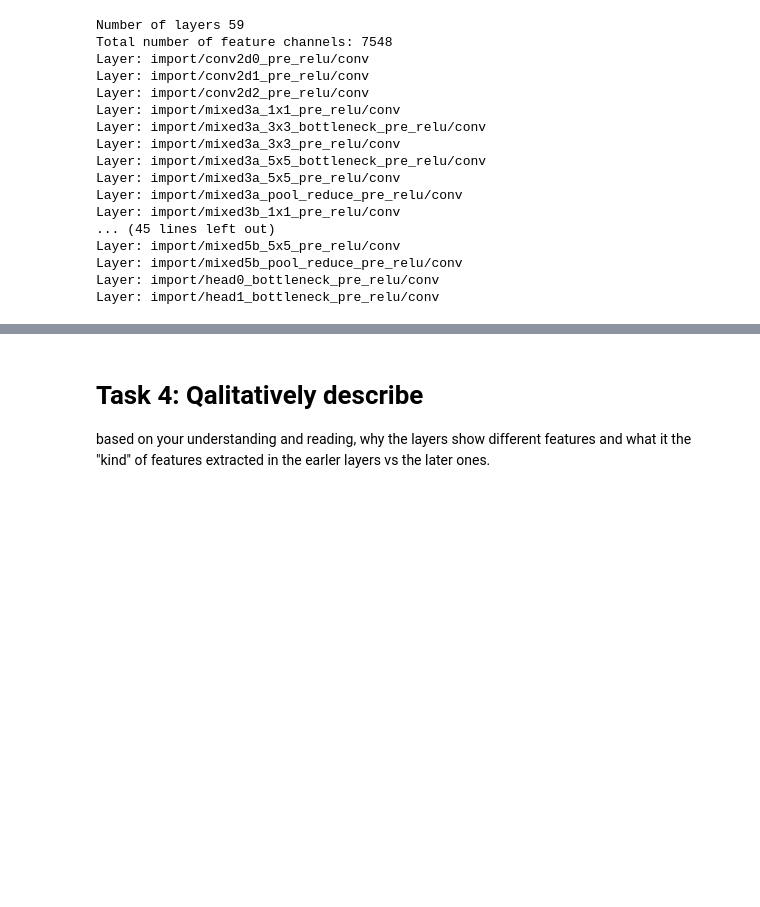
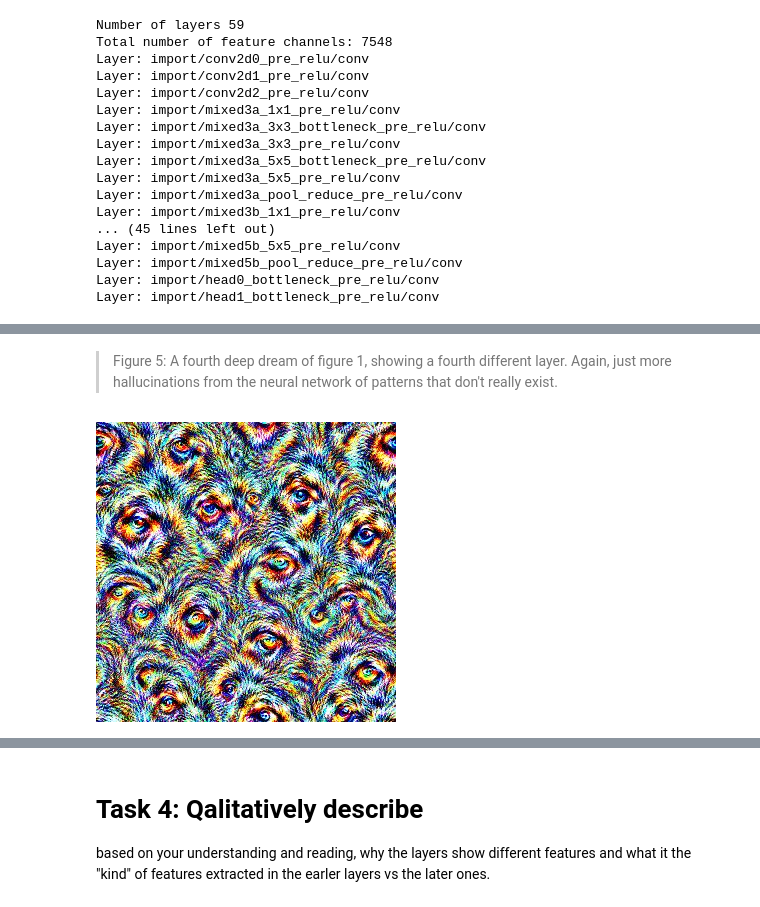
Before and after one commit to Katie-Moses/DSPS_KMoses, a Jupyter notebook: HW10/KMoses_DSPS2025_deepdream.ipynb, the cells around one changed output, grey strips where cells are left out. Cells and saved outputs as stored; diff of their text form; code cells hidden in the pictures; blank space fills up the shorter version.

```diff
--- a/HW10/KMoses_DSPS2025_deepdream.ipynb
+++ b/HW10/KMoses_DSPS2025_deepdream.ipynb
@@ -205,0 +230,7 @@ final = render_deepdream(tf.square(T(layer)), rnd)
+# %% [markdown]
+> Figure 5: A fourth deep dream of figure 1, showing a fourth different layer. Again, just more hallucinations from the neural network of patterns that don't really exist.
+# %%
+layer = "mixed4b_5x5_bottleneck_pre_relu"
+final = render_deepdream(tf.square(T(layer)), rnd)
+# %% [output]
+[figure, added]
```
Also changed, not shown: parts of 26 cells of this notebook.
